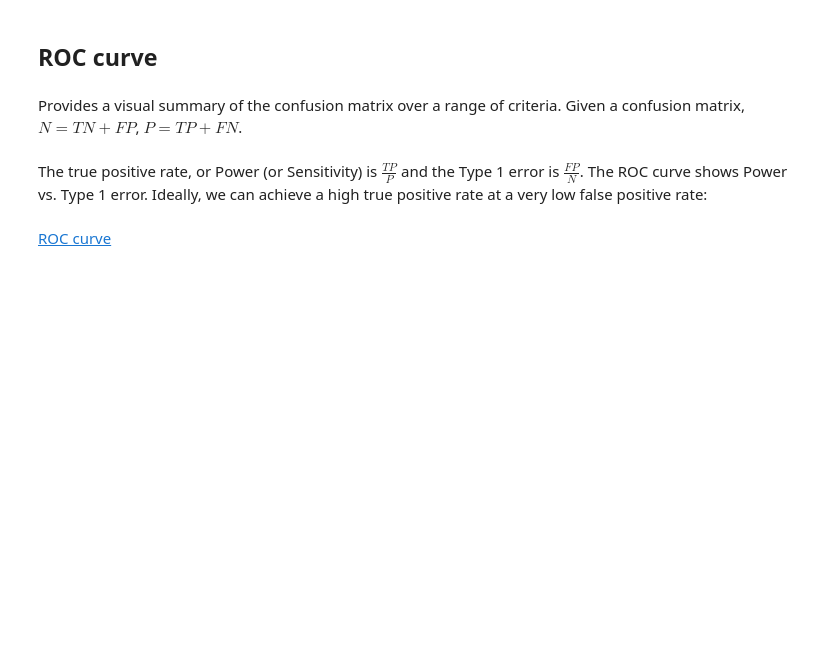
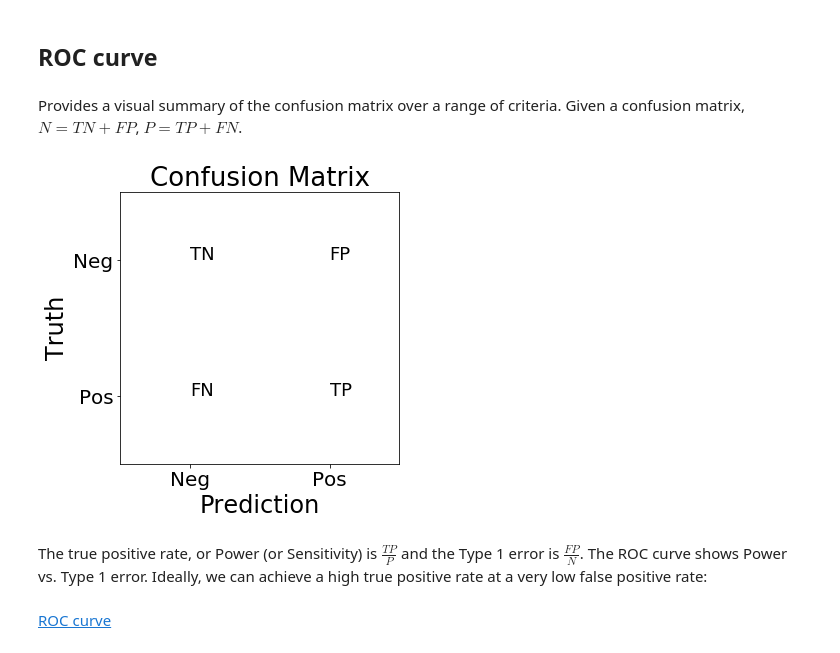
Before and after one commit to cubazis/inno_hdda_fall, a Jupyter notebook: labs/lab5/HDDA. Lab5. DLA..ipynb, the cells around one changed output. Saved outputs shown, nothing was run; the diff lists cells and outputs as text; code cells hidden in the pictures; blank space fills up the shorter version.

```diff
--- a/labs/lab5/HDDA. Lab5. DLA..ipynb
+++ b/labs/lab5/HDDA. Lab5. DLA..ipynb
@@ -109,16 +128,18 @@ Provides a visual summary of the confusion matrix over a range of criteria. Give
 # %%
 plt.figure(figsize=(5, 5))
 plt.text(0.25, 0.75, 'TN', size=18)
 plt.text(0.75, 0.75, 'FP', size=18)
 plt.text(0.25, 0.25, 'FN', size=18)
-plt.text(0.75, 0.25, 'TN', size=18)
+plt.text(0.75, 0.25, 'TP', size=18)
 
 plt.xticks([0.25, 0.75], ['Neg', 'Pos'], size=20)
 plt.yticks([0.25, 0.75], ['Pos', 'Neg'], size=20)
 plt.ylabel('Truth', size=24)
 plt.xlabel('Prediction', size=24)
 plt.title('Confusion Matrix', size=26)
 plt.show()
+# %% [output]
+[figure, added]
 # %% [markdown]
 The true positive rate, or Power (or Sensitivity) is $\frac{TP}{P}$ and the Type 1 error is $\frac{FP}{N}$. The ROC curve shows Power vs. Type 1 error. Ideally, we can achieve a high true positive rate at a very low false positive rate:
 # %% [markdown]
```
Also changed, not shown: parts of 7 cells of this notebook, 2 other files.
